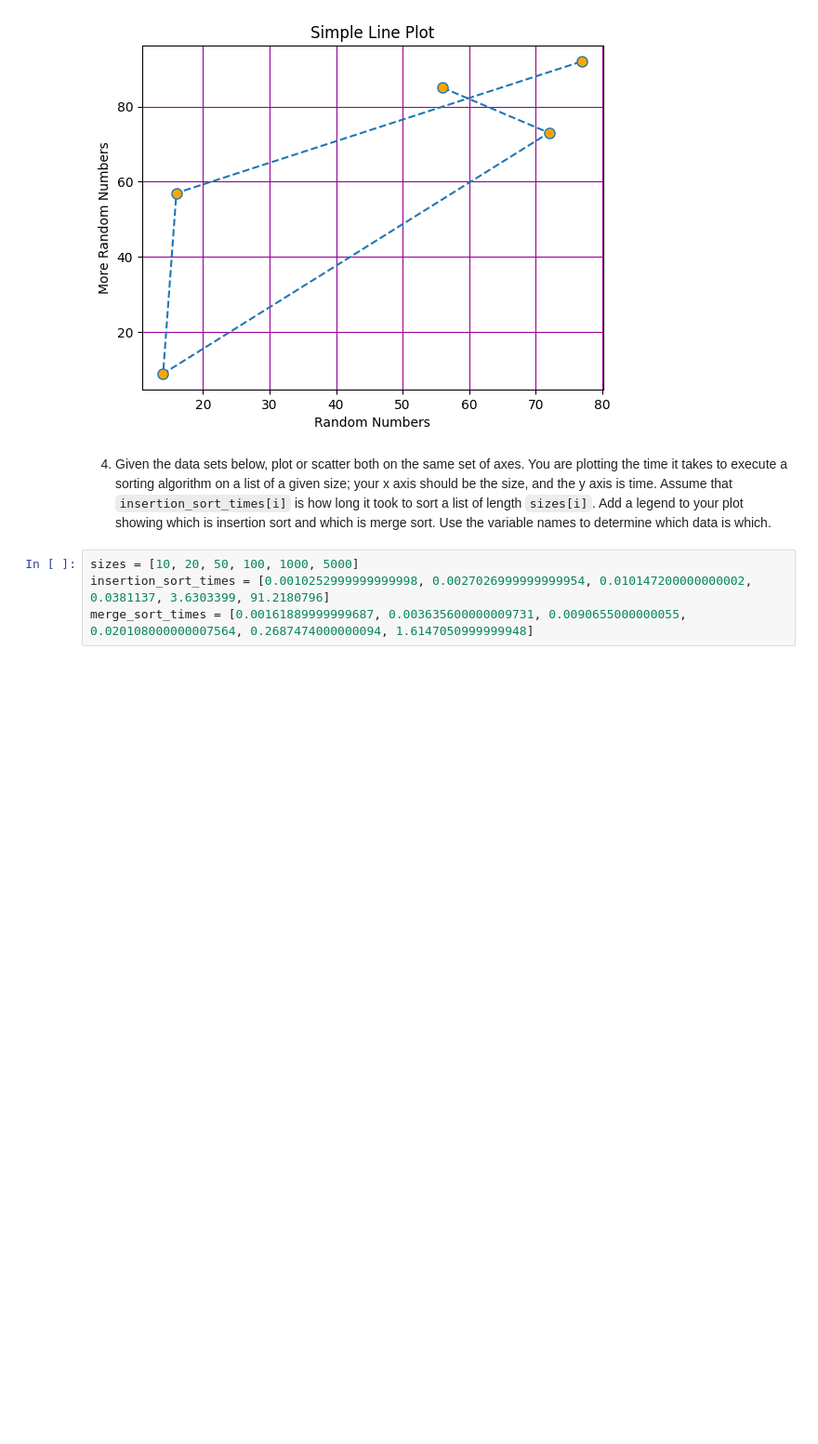
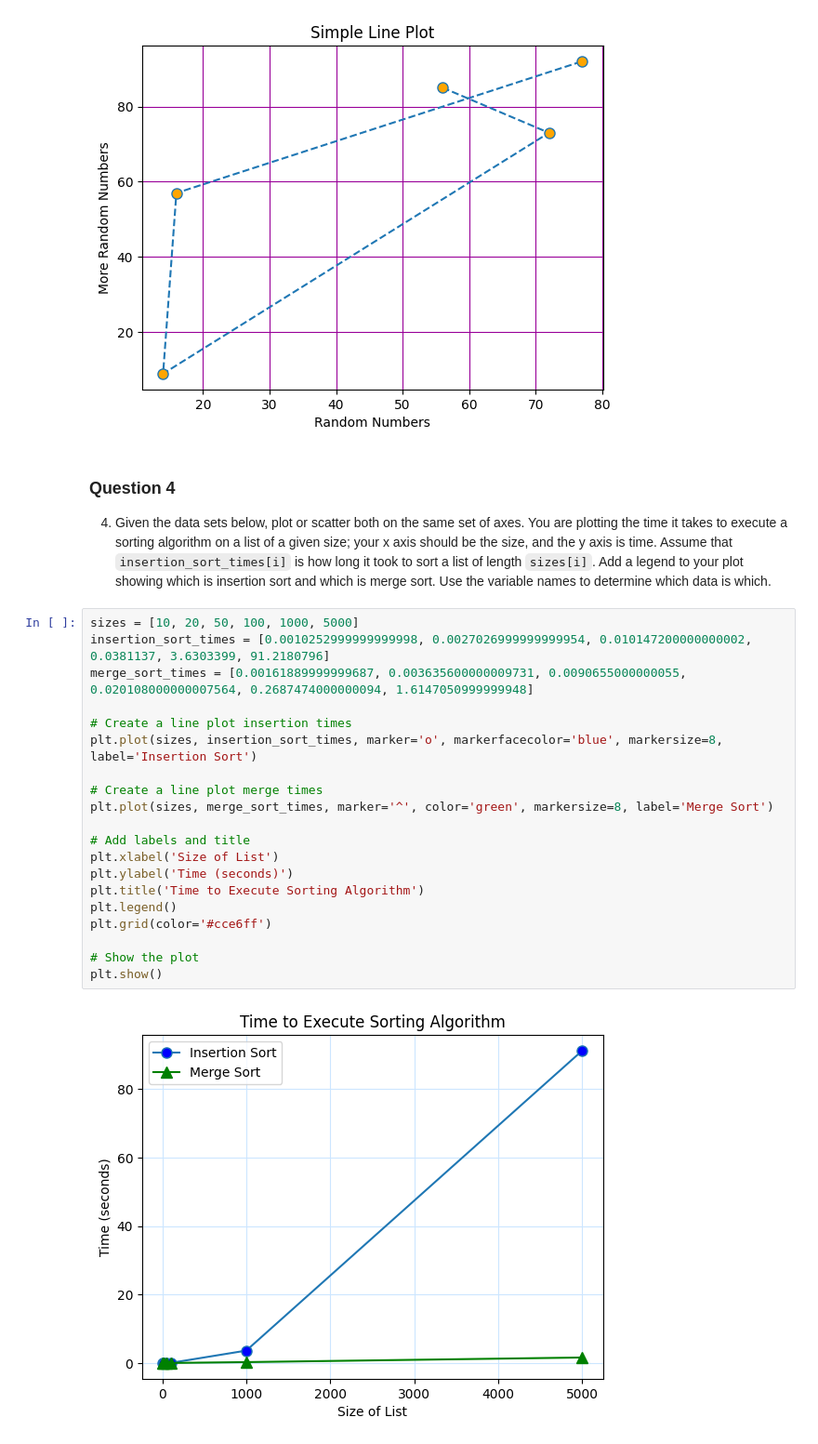
Before and after one commit to meldstonerogers/wmnlp-modue3, a Jupyter notebook: pyplot.ipynb, the cells around one changed output. Shown: that part at 93% size. Drawn from its saved outputs; the diff is of its cells as text; blank space fills up the shorter version.

Commit message:
question4

```diff
--- a/pyplot.ipynb
+++ b/pyplot.ipynb
@@ -150,8 +150,27 @@ plt.show()
 [figure]
 [figure]
 # %% [markdown]
+### Question 4
 4. Given the data sets below, plot or scatter both on the same set of axes.  You are plotting the time it takes to execute a sorting algorithm on a list of a given size; your x axis should be the size, and the y axis is time.  Assume that `insertion_sort_times[i]` is how long it took to sort a list of length `sizes[i]`.  Add a legend to your plot showing which is insertion sort and which is merge sort.  Use the variable names to determine which data is which.
 # %%
 sizes = [10, 20, 50, 100, 1000, 5000]
 insertion_sort_times = [0.0010252999999999998, 0.0027026999999999954, 0.010147200000000002, 0.0381137, 3.6303399, 91.2180796]
 merge_sort_times = [0.00161889999999687, 0.003635600000009731, 0.0090655000000055, 0.020108000000007564, 0.2687474000000094, 1.6147050999999948]
+
+# Create a line plot insertion times
+plt.plot(sizes, insertion_sort_times, marker='o', markerfacecolor='blue', markersize=8, label='Insertion Sort')
+
+# Create a line plot merge times
+plt.plot(sizes, merge_sort_times, marker='^', color='green', markersize=8, label='Merge Sort')
+
+# Add labels and title
+plt.xlabel('Size of List')
+plt.ylabel('Time (seconds)')
+plt.title('Time to Execute Sorting Algorithm')
+plt.legend()
+plt.grid(color='#cce6ff')
+
+# Show the plot
+plt.show()
+# %% [output]
+[figure, added]
```
